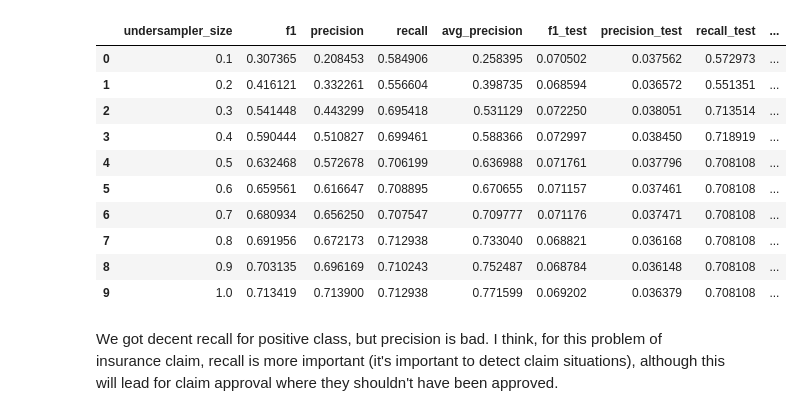
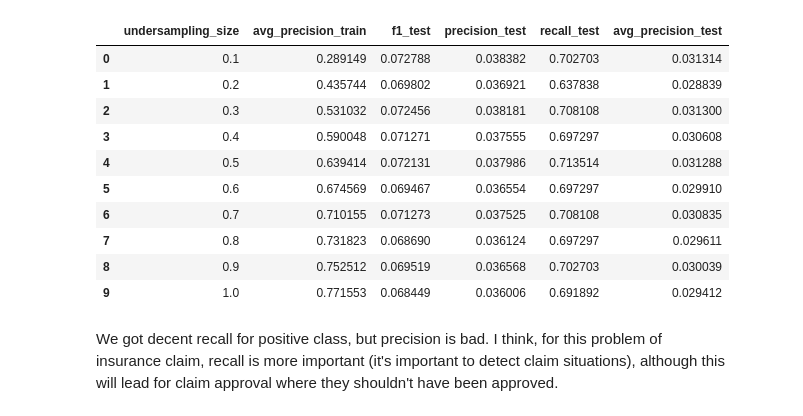
Before and after one commit to AndreiShelest/ML_travel_insurance, a Jupyter notebook: notebooks/regression.ipynb, the cells around one changed output. Saved outputs shown, nothing was run; the diff lists cells and outputs as text; code cells hidden in the pictures.

Commit message:
logit (more update + nodes)

```diff
--- a/notebooks/regression.ipynb
+++ b/notebooks/regression.ipynb
@@ -46,11 +42,8 @@ random_state = catalog.load('params:model_options.random_state')
                              (MemoryDataset)...
 # %%
-X_train, y_train = catalog.load('TI_train_feature'), catalog.load('TI_y_train_feature')
+# X_train, y_train = catalog.load('TI_train_feature'), catalog.load('TI_y_train_feature')
 X_test, y_test = catalog.load('TI_test_feature'), catalog.load('TI_y_test_feature')
 
-# X_train = X_train.drop(columns=['gender_M', 'gender_F', 'gender_Missing'])
-# X_test = X_test.drop(columns=['gender_M', 'gender_F', 'gender_Missing'])
-
-y_train = pd.DataFrame(y_train).T.iloc[0]
+# y_train = pd.DataFrame(y_train).T.iloc[0]
 y_test = pd.DataFrame(y_test).T.iloc[0]
 # %% [output]
@@ -123,0 +54,2 @@ Fitting 5 folds for each of 11 candidates, totalling 55 fits
+# %%
+best_estimators = catalog.load('logit_trained')
@@ -124,47 +58,50 @@ Fitting 5 folds for each of 11 candidates, totalling 55 fits
 # %%
+best_scores = []
+
 for b_est_idx, best_est in enumerate(best_estimators):
     y_pred = best_est.predict(X_test)
     y_proba = best_est.predict_proba(X_test)[:, 1]
 
     f1_test = f1_score(y_test, y_pred, pos_label=True)
     pr_test = precision_score(y_test, y_pred, pos_label=True)
     recall_test = recall_score(y_test, y_pred, pos_label=True)
     avg_pr_test = average_precision_score(y_test, y_pred, pos_label=True)
 
+    best_scores.append([])
+
+    best_scores[b_est_idx].append(0.1 + b_est_idx * 0.1)
+    best_scores[b_est_idx].append(best_est.best_score_)
     best_scores[b_est_idx].append(f1_test)
     best_scores[b_est_idx].append(pr_test)
     best_scores[b_est_idx].append(recall_test)
     best_scores[b_est_idx].append(avg_pr_test)
 
 best_scores_df = pd.DataFrame(
     best_scores,
     columns=[
-        'undersampler_size',
-        'f1',
-        'precision',
-        'recall',
-        'avg_precision',
+        'undersampling_size',
+        'avg_precision_train',
         'f1_test',
         'precision_test',
         'recall_test',
         'avg_precision_test',
     ],
 )
 
 
 best_scores_df
 # %% [output]
 [interactive output not drawn]
-|  | undersampler_size | f1 | precision | recall | avg_precision | f1_test | precision_test | recall_test | ... |
-| 0 | 0.1 | 0.307365 | 0.208453 | 0.584906 | 0.258395 | 0.070502 | 0.037562 | 0.572973 | ... |
-| 1 | 0.2 | 0.416121 | 0.332261 | 0.556604 | 0.398735 | 0.068594 | 0.036572 | 0.551351 | ... |
-| 2 | 0.3 | 0.541448 | 0.443299 | 0.695418 | 0.531129 | 0.072250 | 0.038051 | 0.713514 | ... |
-| 3 | 0.4 | 0.590444 | 0.510827 | 0.699461 | 0.588366 | 0.072997 | 0.038450 | 0.718919 | ... |
-| 4 | 0.5 | 0.632468 | 0.572678 | 0.706199 | 0.636988 | 0.071761 | 0.037796 | 0.708108 | ... |
-| 5 | 0.6 | 0.659561 | 0.616647 | 0.708895 | 0.670655 | 0.071157 | 0.037461 | 0.708108 | ... |
-| 6 | 0.7 | 0.680934 | 0.656250 | 0.707547 | 0.709777 | 0.071176 | 0.037471 | 0.708108 | ... |
-| 7 | 0.8 | 0.691956 | 0.672173 | 0.712938 | 0.733040 | 0.068821 | 0.036168 | 0.708108 | ... |
-| 8 | 0.9 | 0.703135 | 0.696169 | 0.710243 | 0.752487 | 0.068784 | 0.036148 | 0.708108 | ... |
-| 9 | 1.0 | 0.713419 | 0.713900 | 0.712938 | 0.771599 | 0.069202 | 0.036379 | 0.708108 | ... |
+|  | undersampling_size | avg_precision_train | f1_test | precision_test | recall_test | avg_precision_test |
+| 0 | 0.1 | 0.289149 | 0.072788 | 0.038382 | 0.702703 | 0.031314 |
+| 1 | 0.2 | 0.435744 | 0.069802 | 0.036921 | 0.637838 | 0.028839 |
+| 2 | 0.3 | 0.531032 | 0.072456 | 0.038181 | 0.708108 | 0.031300 |
+| 3 | 0.4 | 0.590048 | 0.071271 | 0.037555 | 0.697297 | 0.030608 |
+| 4 | 0.5 | 0.639414 | 0.072131 | 0.037986 | 0.713514 | 0.031288 |
+| 5 | 0.6 | 0.674569 | 0.069467 | 0.036554 | 0.697297 | 0.029910 |
+| 6 | 0.7 | 0.710155 | 0.071273 | 0.037525 | 0.708108 | 0.030835 |
+| 7 | 0.8 | 0.731823 | 0.068690 | 0.036124 | 0.697297 | 0.029611 |
+| 8 | 0.9 | 0.752512 | 0.069519 | 0.036568 | 0.702703 | 0.030039 |
+| 9 | 1.0 | 0.771553 | 0.068449 | 0.036006 | 0.691892 | 0.029412 |
 # %% [markdown]
 We got decent recall for positive class, but precision is bad. I think, for this problem of insurance claim, recall is more important (it's important to detect claim situations), although this will lead for claim approval where they shouldn't have been approved.
```
Also changed, not shown: parts of 6 cells of this notebook, 3 other files.
